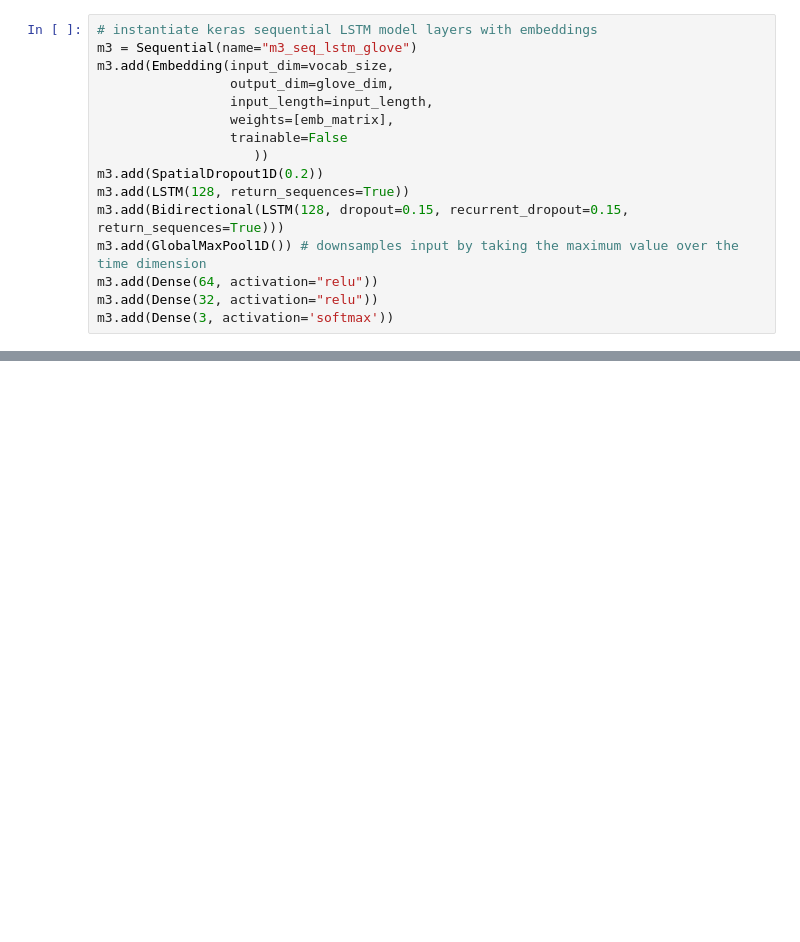
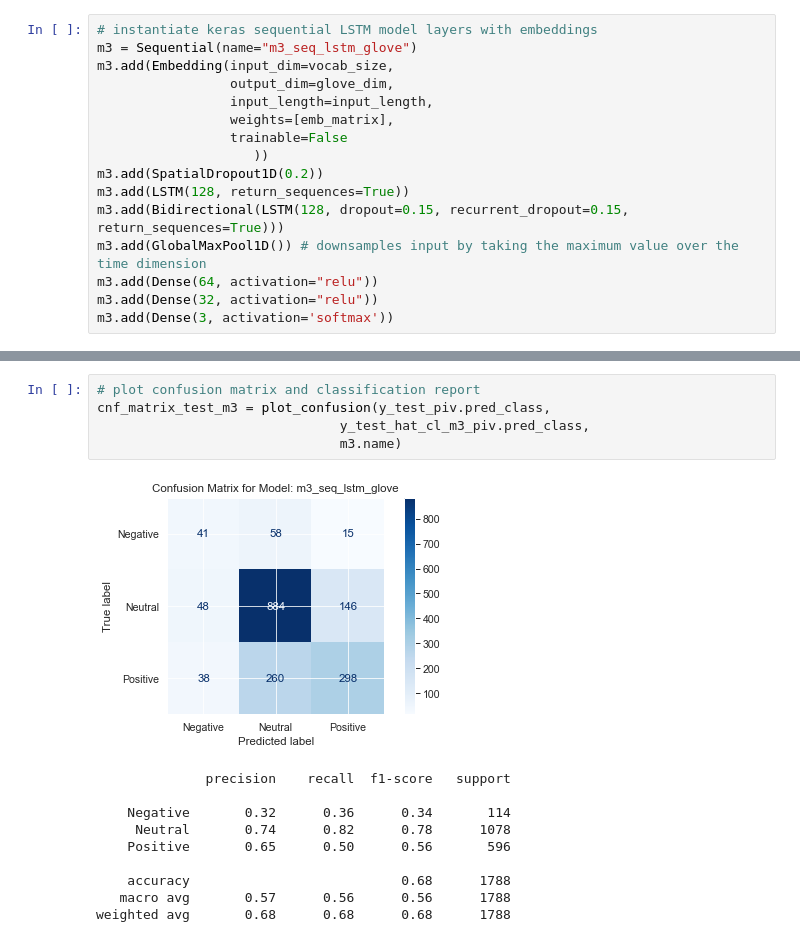
Before and after one commit to cutterback/p04-twitter-sentiment-nlp, a Jupyter notebook: Twitter-Sentiment-Analysis-NLP.ipynb, the cells around one changed output, grey strips where cells are left out. Drawn from its saved outputs; the diff is of its cells as text; blank space fills up the shorter version.

```diff
--- a/Twitter-Sentiment-Analysis-NLP.ipynb
+++ b/Twitter-Sentiment-Analysis-NLP.ipynb
@@ -668,0 +698,16 @@ Xy_train_m3
+# %%
+# plot confusion matrix and classification report
+cnf_matrix_test_m3 = plot_confusion(y_test_piv.pred_class,
+                               y_test_hat_cl_m3_piv.pred_class,
+                               m3.name)
+# %% [output]
+[figure, added]
+              precision    recall  f1-score   support
+
+    Negative       0.32      0.36      0.34       114
+     Neutral       0.74      0.82      0.78      1078
+    Positive       0.65      0.50      0.56       596
+
+    accuracy                           0.68      1788
+   macro avg       0.57      0.56      0.56      1788
+weighted avg       0.68      0.68      0.68      1788
```
Also changed, not shown: parts of 17 cells of this notebook.
